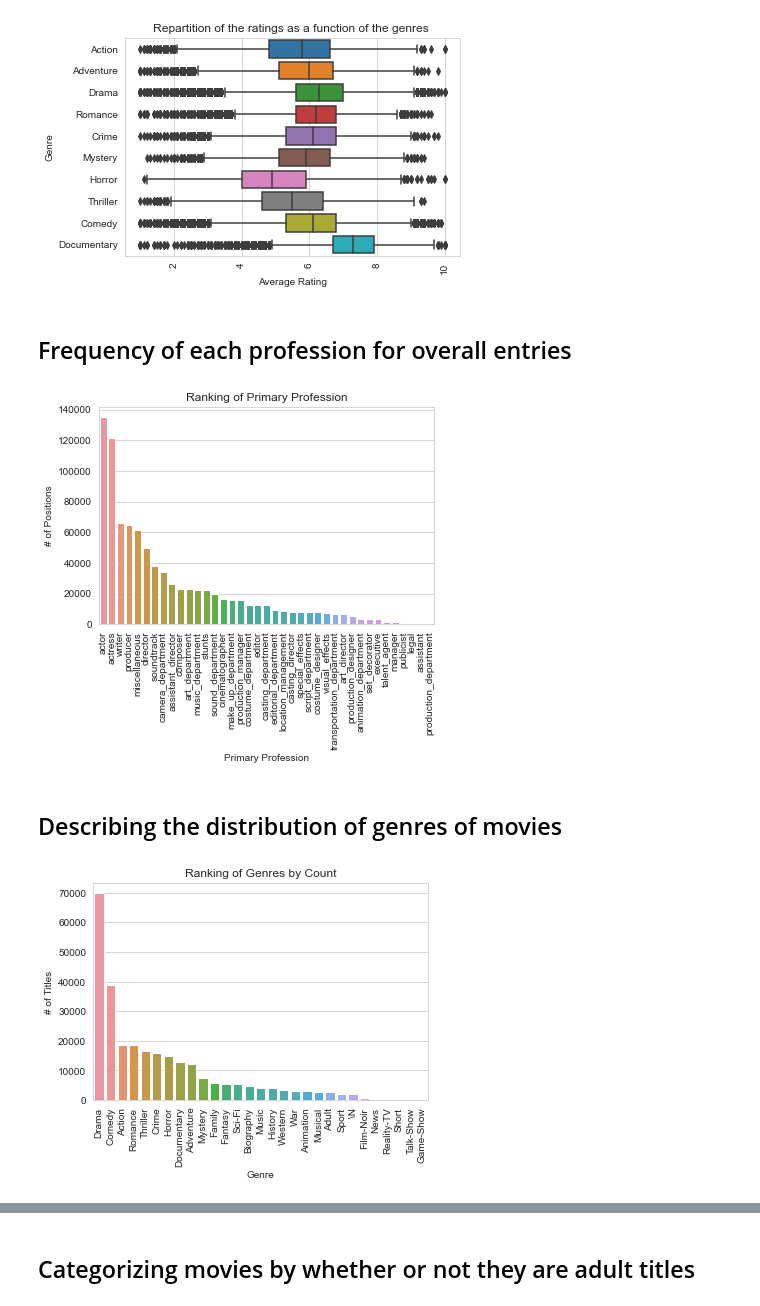
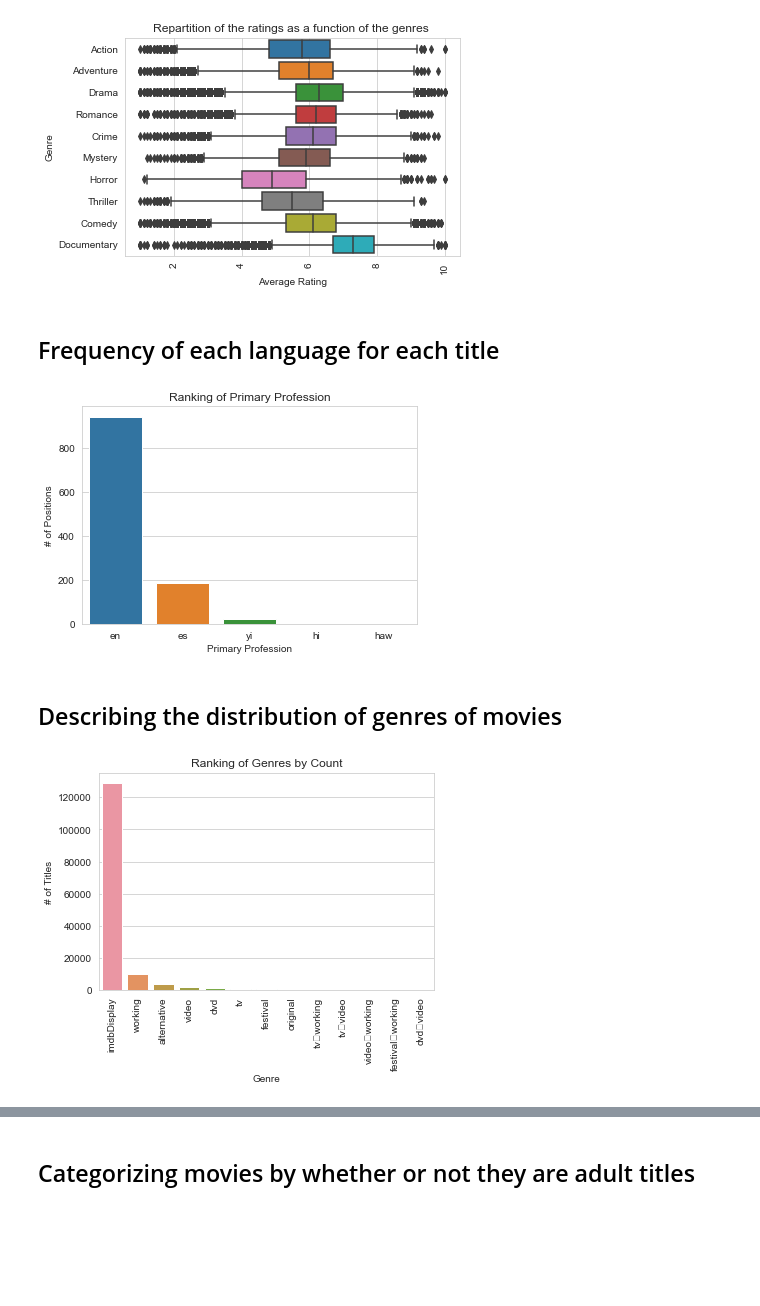
Before and after one commit to jxt1009/csci521proj, a Jupyter notebook: phase3/phase3_bivariate.ipynb, the cells around one changed output, grey strips where cells are left out. Cells and saved outputs as stored; diff of their text form; code cells hidden in the pictures; blank space fills up the shorter version.

Commit message:
Switched charts as they are described to only be for attributes with < 15 unique values

```diff
--- a/phase3/phase3_bivariate.ipynb
+++ b/phase3/phase3_bivariate.ipynb
@@ -148,26 +148,31 @@ plt.show()
 # %% [output]
 [figure]
 # %% [markdown]
-## Frequency of each profession for overall entries
+## Frequency of each language for each title
 # %%
-df = movies[['tconst','primaryProfession']].copy().drop_duplicates().drop('tconst',axis=1)
+df = movies[['tconst','language']].copy().drop_duplicates().drop('tconst',axis=1)
+df.language = df.language.replace('\\N', np.nan)
+df = df.dropna()
 
-sns.countplot(data=df,x="primaryProfession",order=df['primaryProfession'].value_counts().index)
+sns.countplot(data=df,x="language",order=df['language'].value_counts().index)
+
 plt.title("Ranking of Primary Profession")
 plt.xlabel('Primary Profession'); plt.ylabel('# of Positions')
-plt.xticks(rotation=90)
+plt.xticks(rotation=0)
 plt.show()
 # %% [output]
-[figure, old version]
+[figure, new version]
 # %% [markdown]
 ## Describing the distribution of genres of movies
 # %%
-df = movies[['tconst','genres']].copy().drop_duplicates().drop('tconst',axis=1)
+df = movies[['tconst','types']].copy().drop_duplicates().drop('tconst',axis=1)
+df.types = df.types.replace('\\N', np.nan)
+df = df.dropna()
 
-sns.countplot(data=df,x="genres",order=df['genres'].value_counts().index)
+sns.countplot(data=df,x="types",order=df['types'].value_counts().index)
 plt.title("Ranking of Genres by Count")
 plt.xlabel('Genre'); plt.ylabel('# of Titles')
 plt.xticks(rotation=90)
 plt.show()
 # %% [output]
-[figure, old version]
+[figure, new version]
```
Also changed, not shown: parts of 3 cells of this notebook, 1 other file.
